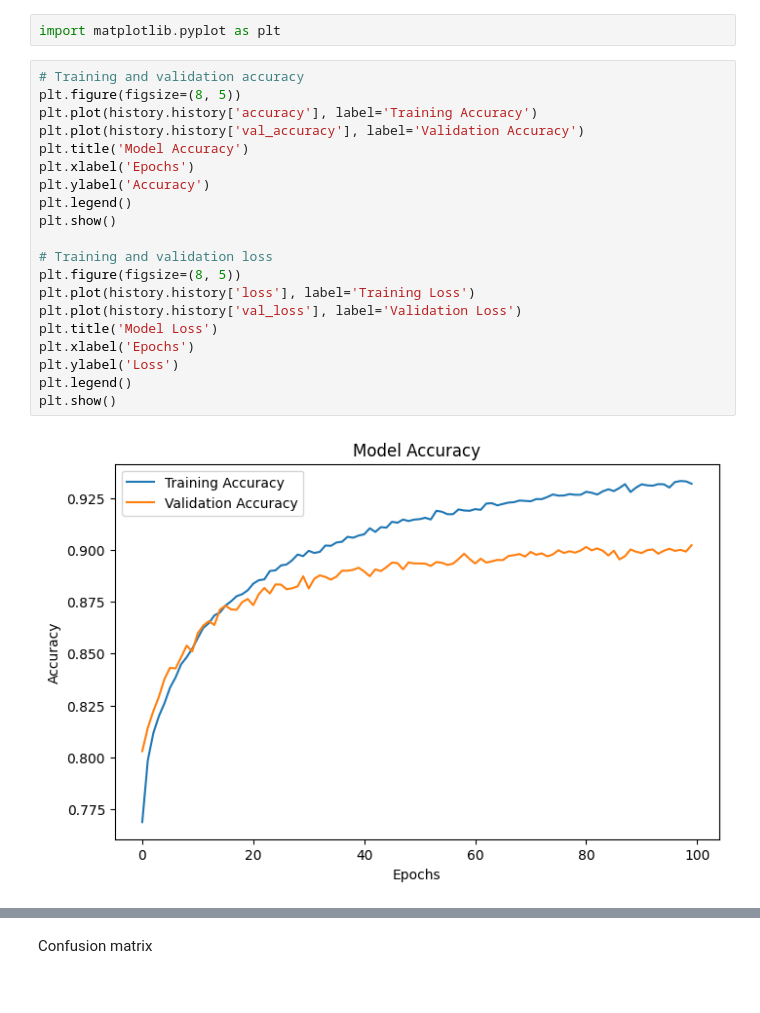
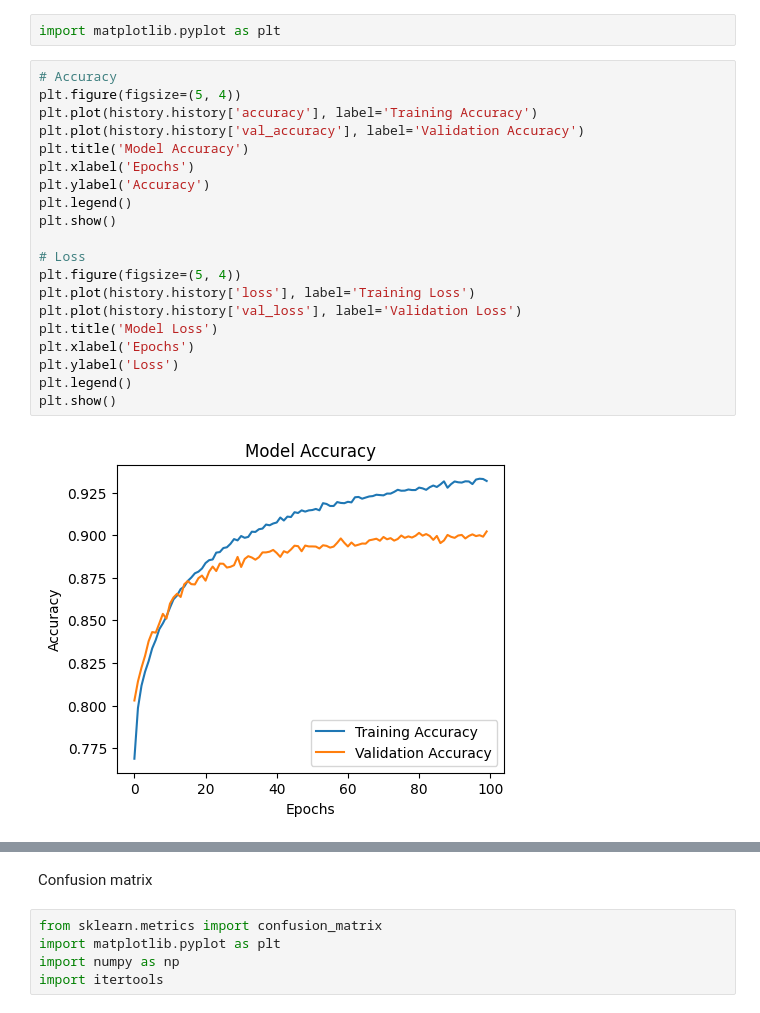
Before and after one commit to TharinsaMudalige/Simple_Classification_for_Bank_Marketing_Dataset, a Jupyter notebook: Machine_Learning_CW.ipynb, the cells around one changed output, grey strips where cells are left out. Saved outputs shown, nothing was run; the diff lists cells and outputs as text.

```diff
--- a/Machine_Learning_CW.ipynb
+++ b/Machine_Learning_CW.ipynb
@@ -342,24 +342,24 @@ Plotting training and validation accuracy and loss trends
 # %%
 import matplotlib.pyplot as plt
 # %%
-# Training and validation accuracy
-plt.figure(figsize=(8, 5))
+# Accuracy
+plt.figure(figsize=(5, 4))
 plt.plot(history.history['accuracy'], label='Training Accuracy')
 plt.plot(history.history['val_accuracy'], label='Validation Accuracy')
 plt.title('Model Accuracy')
 plt.xlabel('Epochs')
 plt.ylabel('Accuracy')
 plt.legend()
 plt.show()
 
-# Training and validation loss
-plt.figure(figsize=(8, 5))
+# Loss
+plt.figure(figsize=(5, 4))
 plt.plot(history.history['loss'], label='Training Loss')
 plt.plot(history.history['val_loss'], label='Validation Loss')
 plt.title('Model Loss')
 plt.xlabel('Epochs')
 plt.ylabel('Loss')
 plt.legend()
 plt.show()
 # %% [output]
-[figure, old version]
+[figure, new version]
@@ -367,2 +367,7 @@ plt.show()
 # %% [markdown]
 Confusion matrix
+# %%
+from sklearn.metrics import confusion_matrix
+import matplotlib.pyplot as plt
+import numpy as np
+import itertools
```
Also changed, not shown: parts of 4 cells of this notebook.
